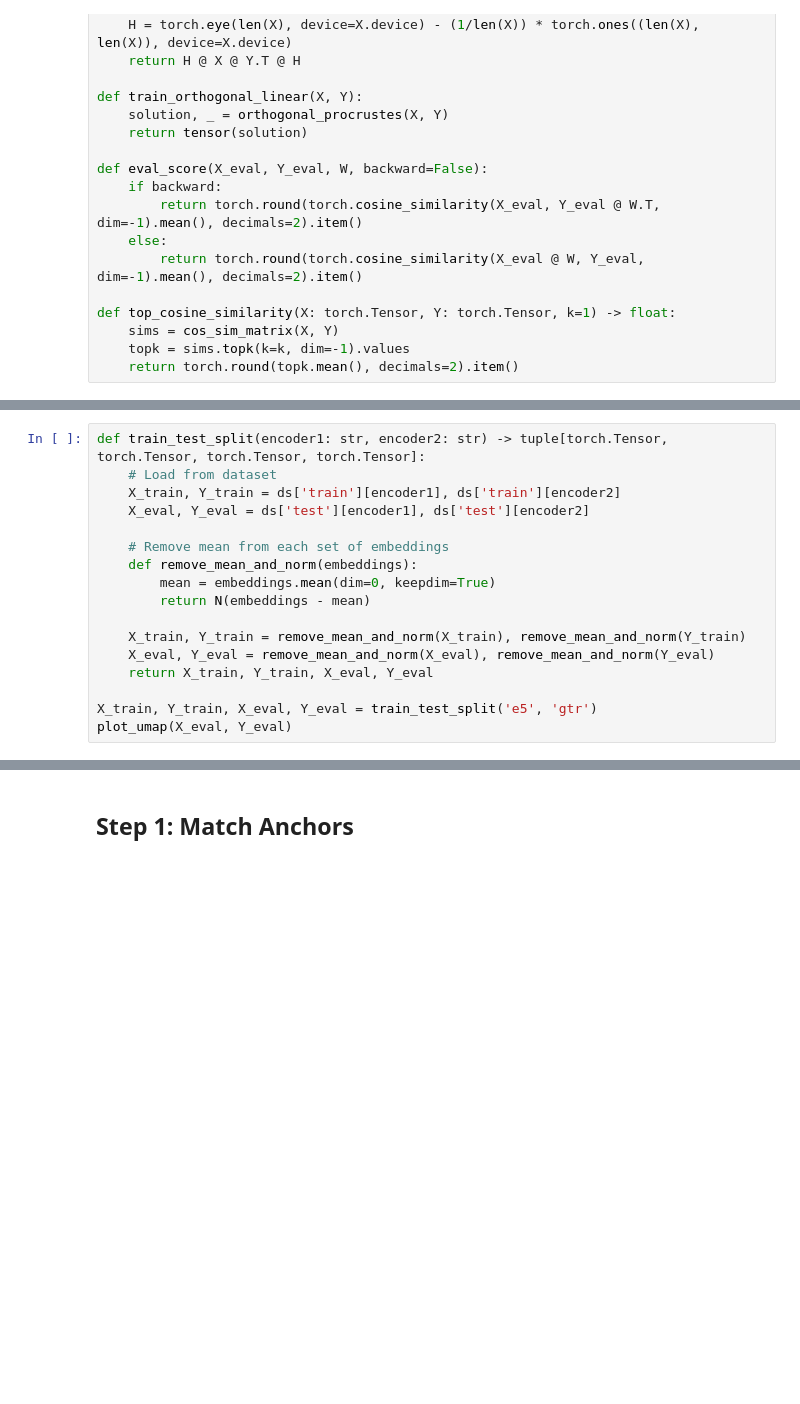
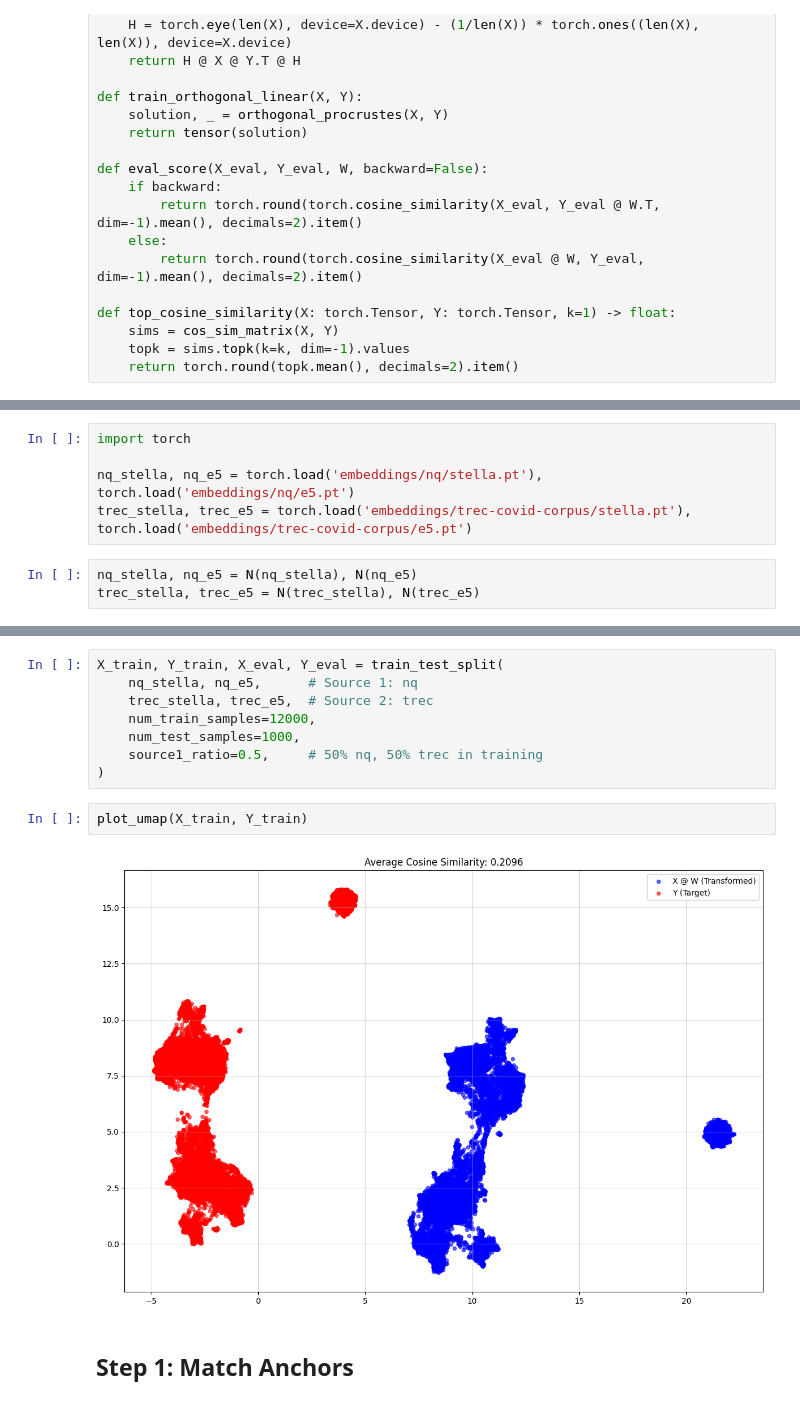
Before and after one commit to ColeDnought/vec2vec, a Jupyter notebook: linear_vec2vec.ipynb, the cells around one changed output, grey strips where cells are left out. Drawn from its saved outputs; the diff is of its cells as text; blank space fills up the shorter version.

Commit message:
Add embedding loading script and enhance minivec2vec with Wasserstein distance

```diff
--- a/linear_vec2vec.ipynb
+++ b/linear_vec2vec.ipynb
@@ -194,17 +87,0 @@ ds = combine_ds(nq, trec, 0.5, 1000) # pyright: ignore[reportArgumentType]
-# %%
-def train_test_split(encoder1: str, encoder2: str) -> tuple[torch.Tensor, torch.Tensor, torch.Tensor, torch.Tensor]:
-    # Load from dataset
-    X_train, Y_train = ds['train'][encoder1], ds['train'][encoder2]
-    X_eval, Y_eval = ds['test'][encoder1], ds['test'][encoder2]
-
-    # Remove mean from each set of embeddings
-    def remove_mean_and_norm(embeddings):
-        mean = embeddings.mean(dim=0, keepdim=True)
-        return N(embeddings - mean)
-
-    X_train, Y_train = remove_mean_and_norm(X_train), remove_mean_and_norm(Y_train)
-    X_eval, Y_eval = remove_mean_and_norm(X_eval), remove_mean_and_norm(Y_eval)
-    return X_train, Y_train, X_eval, Y_eval
-
-X_train, Y_train, X_eval, Y_eval = train_test_split('e5', 'gtr')
-plot_umap(X_eval, Y_eval)
@@ -210,0 +90,8 @@ plot_umap(X_eval, Y_eval)
+# %%
+import torch
+
+nq_stella, nq_e5 = torch.load('embeddings/nq/stella.pt'), torch.load('embeddings/nq/e5.pt')
+trec_stella, trec_e5 = torch.load('embeddings/trec-covid-corpus/stella.pt'), torch.load('embeddings/trec-covid-corpus/e5.pt')
+# %%
+nq_stella, nq_e5 = N(nq_stella), N(nq_e5)
+trec_stella, trec_e5 = N(trec_stella), N(trec_e5)
@@ -211,3 +175,15 @@ plot_umap(X_eval, Y_eval)
+# %%
+X_train, Y_train, X_eval, Y_eval = train_test_split(
+    nq_stella, nq_e5,      # Source 1: nq
+    trec_stella, trec_e5,  # Source 2: trec
+    num_train_samples=12000,
+    num_test_samples=1000,
+    source1_ratio=0.5,     # 50% nq, 50% trec in training
+)
+# %%
+plot_umap(X_train, Y_train)
+# %% [output]
+[figure, added]
 # %% [markdown]
 ## Step 1: Match Anchors
 # %%
```
Also changed, not shown: parts of 19 cells of this notebook, 4 other files.
